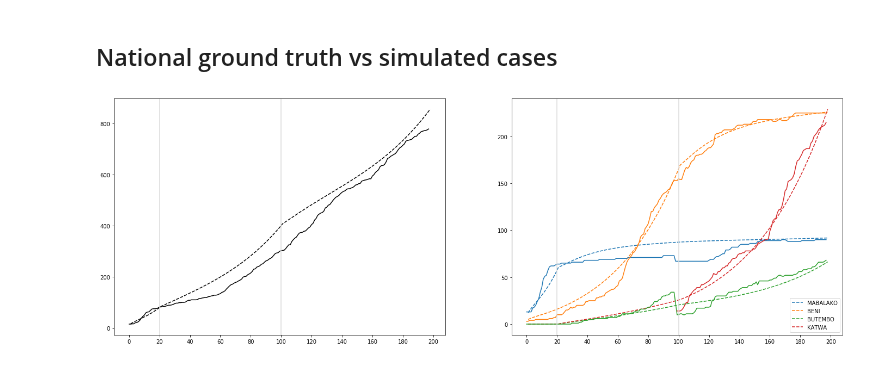
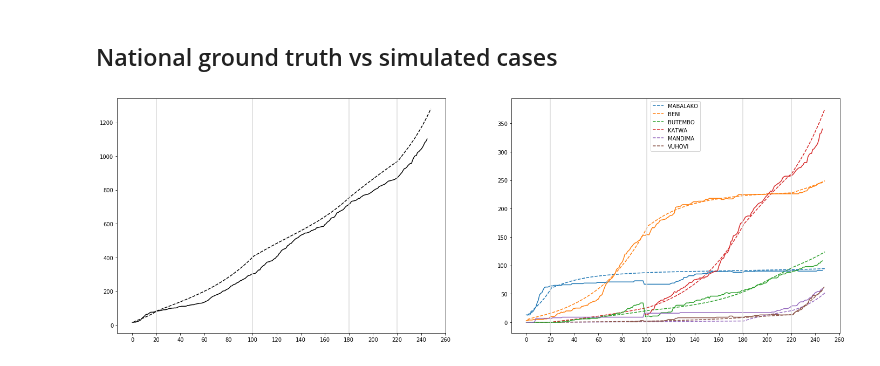
Before and after one commit to NSSAC/DRC_Ebola_2018, a Jupyter notebook: notebooks/manual_checkpointing.ipynb, the cells around one changed output. Saved outputs shown, nothing was run; the diff lists cells and outputs as text; code cells hidden in the pictures.

Commit message:
added manual calibration based on Apr 9th data

```diff
--- a/notebooks/manual_checkpointing.ipynb
+++ b/notebooks/manual_checkpointing.ipynb
@@ -13,7 +13,7 @@ import matplotlib.pyplot as plt
 # %% [markdown]
 ## Running PatchSim
 # %%
-stages = 3
+stages = 5
 cp_timings = []
 for s in range(stages):
     cfg = sim.read_config('../data/patchsim/manual_cps/cfg_stage{}.txt'.format(s))
@@ -35,27 +35,27 @@ for s in range(stages):
 # %%
 f,axarr = plt.subplots(1,2,figsize=(24,8))
 
 out_df.sum().cumsum().plot(label='Simulated',ax=axarr[0],color='k',style='--')
-gt = pd.read_csv('../data/Ebola_Updated_Feb18.csv', delimiter='\t')
+gt = pd.read_csv('../data/Ebola_Updated_Apr9.csv', delimiter=',')
 gt['Date'] = gt.date.apply(lambda x: datetime.strptime(str(x),'%Y%m%d'))
 gt['Ob_Day'] = gt.Date.apply(lambda x : (x - datetime.strptime('20180805','%Y%m%d')).days)
 gt = gt[gt.Date>=datetime.strptime('20180805','%Y%m%d')] ## Starting on August 5th, the first non-NaN value
 
 axarr[0].plot(gt[gt.health_zone=='all'].total_c.values,label='Ground Truth',color='k')
 
-key_hzs = ['MABALAKO','BENI','BUTEMBO','KATWA']
+key_hzs = ['MABALAKO','BENI','BUTEMBO','KATWA','MANDIMA','VUHOVI']
 out_df.loc[key_hzs].T.cumsum().plot(ax=axarr[1], style='--')
 axarr[1].legend().set_title('')
 axarr[1].set_prop_cycle(None)
 for h in key_hzs:
     gt[gt.health_zone==h.capitalize()].reset_index().plot(y='total_c',ax=axarr[1],legend=None)
 
 for t in cp_timings[:-1]:
     axarr[0].axvline(t,color='#dbdbdb')
     axarr[1].axvline(t,color='#dbdbdb')
 
 loc = plticker.MultipleLocator(base=20)
 axarr[0].xaxis.set_major_locator(loc)
 axarr[1].xaxis.set_major_locator(loc)
 # %% [output]
-[figure, old version]
+[figure, new version]
```
Also changed, not shown: 16 other files.
